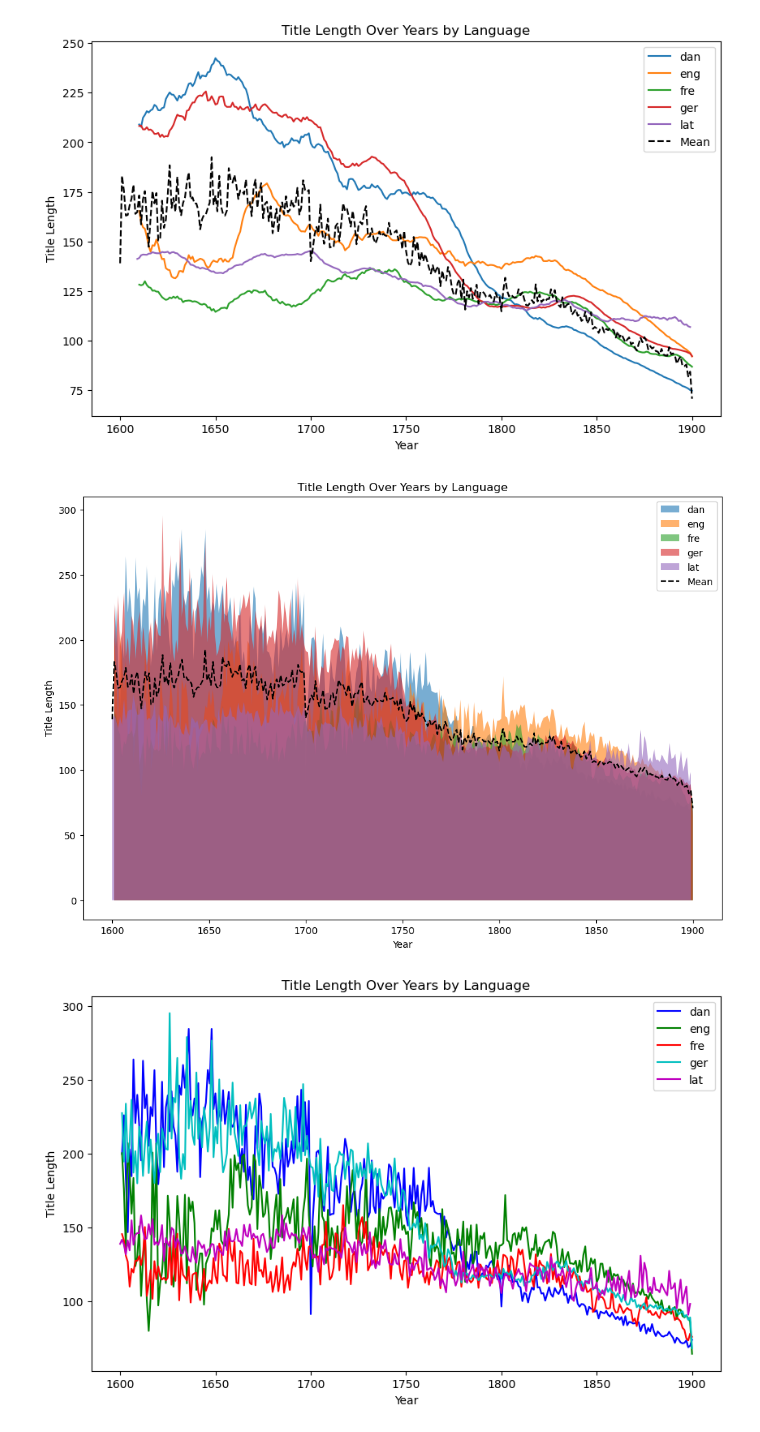
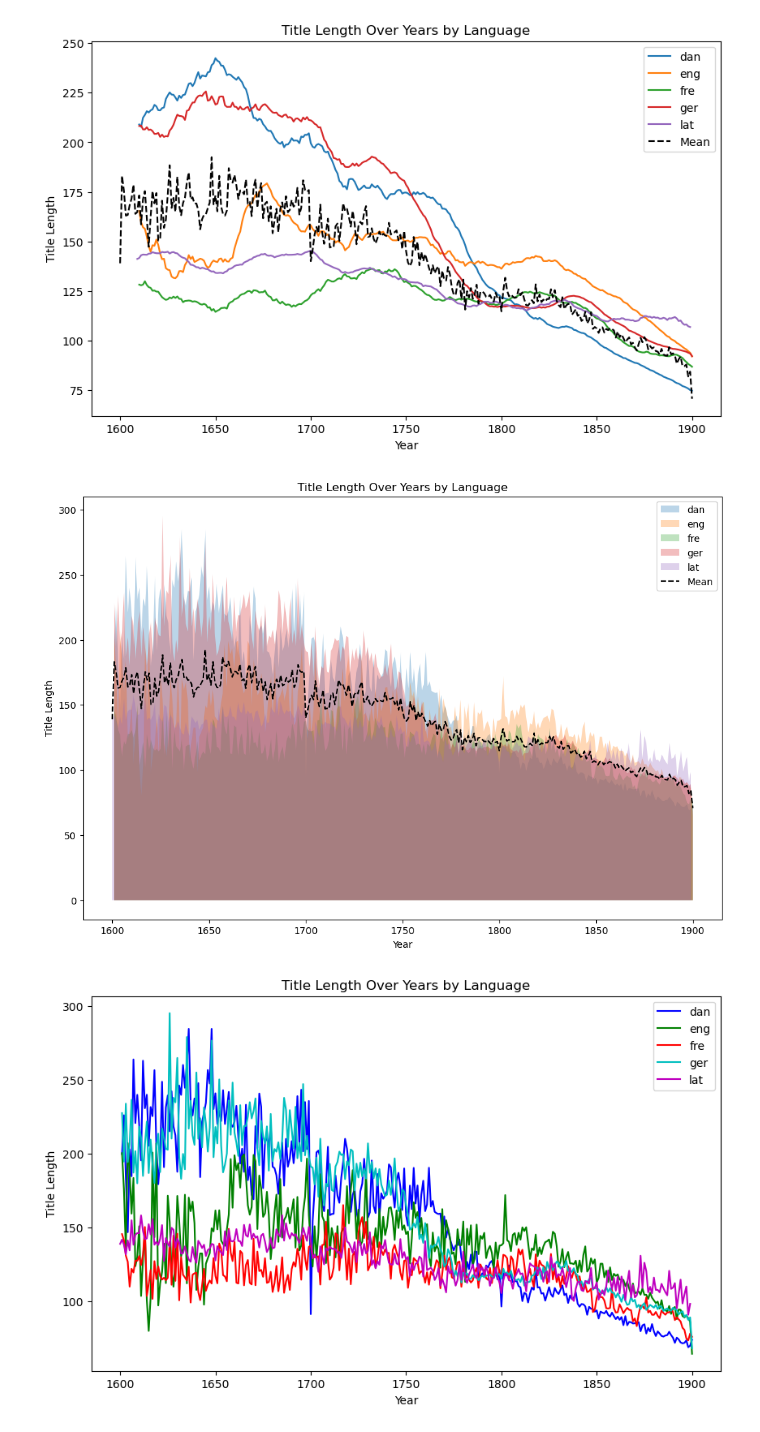
Before and after one commit to KB-Datasprint/datasprint2024, a Jupyter notebook: 6_title_analysis.ipynb, the cells around one changed output. Drawn from its saved outputs; the diff is of its cells as text; code cells hidden in the pictures.

```diff
--- a/6_title_analysis.ipynb
+++ b/6_title_analysis.ipynb
@@ -124,35 +124,35 @@ plt.show()
 # %%
 # Create a copy of the slice
 yearly_language_title_length = yearly_language_title_length.copy()
 
 # Check and convert 'year_st' and 'title_length' to numeric, forcing errors to NaN
 yearly_language_title_length['year_st'] = pd.to_numeric(yearly_language_title_length['year_st'], errors='coerce')
 yearly_language_title_length['title_length'] = pd.to_numeric(yearly_language_title_length['title_length'], errors='coerce')
 
 # Drop rows with NaN values in 'year_st' or 'title_length'
 yearly_language_title_length = yearly_language_title_length.dropna(subset=['year_st', 'title_length'])
 
 # Plotting mean title length
 mean_title_length = yearly_language_title_length.groupby('year_st')['title_length'].mean().reset_index()
 
 plt.figure(figsize=(12, 8))
 
 # Group by language
 groups = yearly_language_title_length.groupby('language')
 
 for name, group in groups:
-    plt.fill_between(group['year_st'], group['title_length'], alpha=0.6, label=name)
+    plt.fill_between(group['year_st'], group['title_length'], alpha=0.3, label=name)
 
 # Plot the mean title length
 plt.plot(mean_title_length['year_st'], mean_title_length['title_length'], label='Mean', linestyle='--', color='black')
 
 plt.xlabel('Year')
 plt.ylabel('Title Length')
 plt.title('Title Length Over Years by Language')
 plt.legend()
 plt.show()
 # %% [output]
-[figure, old version]
+[figure, new version]
 # %%
 ### Different Colors for Each Language
 
```
Also changed, not shown: parts of 4 cells of this notebook.
